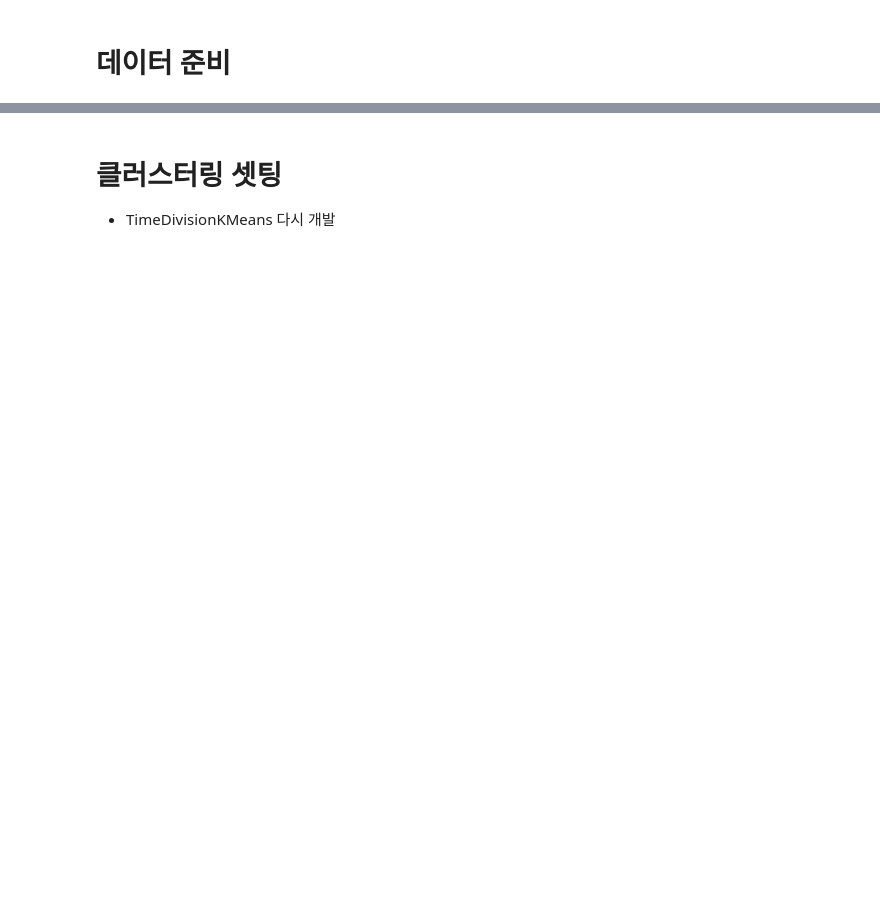
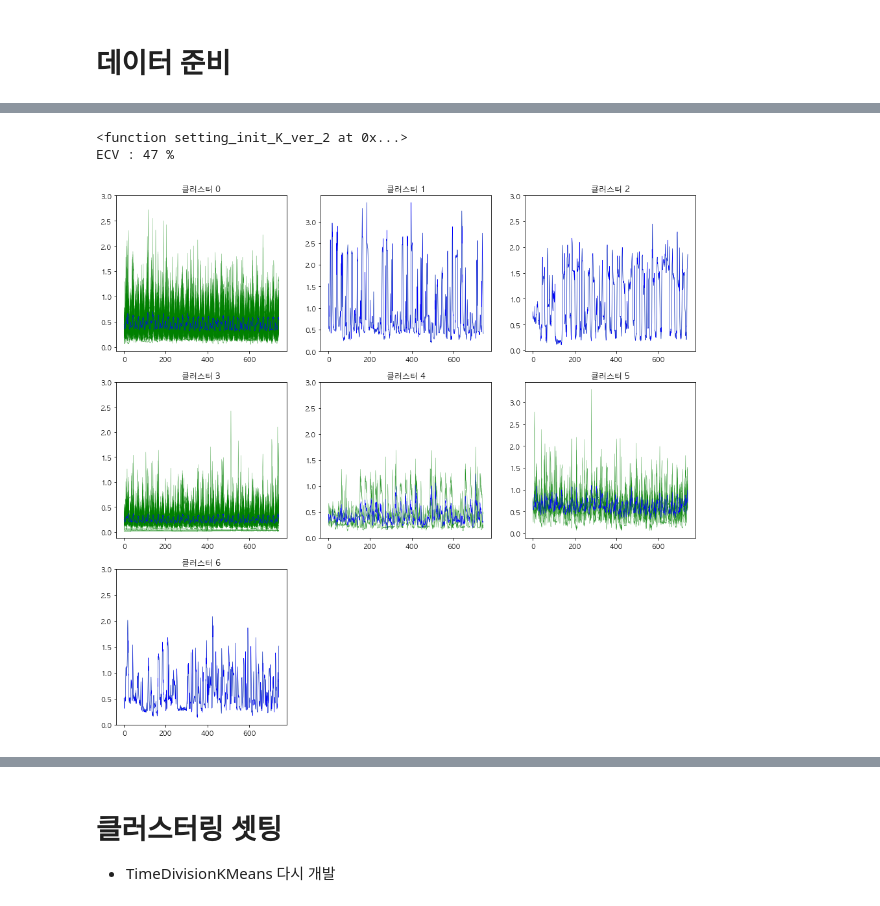
Before and after one commit to formegusto/distribution-public-fee, a Jupyter notebook: pt3.그룹별 (Pattern Based) 가격분배.ipynb, the cells around one changed output, grey strips where cells are left out. Drawn from its saved outputs; the diff is of its cells as text; code cells hidden in the pictures; blank space fills up the shorter version.

```diff
--- a/pt3.그룹별 (Pattern Based) 가격분배.ipynb
+++ b/pt3.그룹별 (Pattern Based) 가격분배.ipynb
@@ -74,0 +153,11 @@ m_60_1[m_60_1.columns[:5]].head()
+# %%
+from src.KMeans import KMeans
+
+kmeans = KMeans(datas=m_60_1.T.values)
+kmeans.fit()
+
+kmeans.draw_plot()
+# %% [output]
+<function setting_init_K_ver_2 at 0x...>
+ECV : 47 %
+[figure, added]
```
Also changed, not shown: parts of 16 cells of this notebook, 6 other files.
